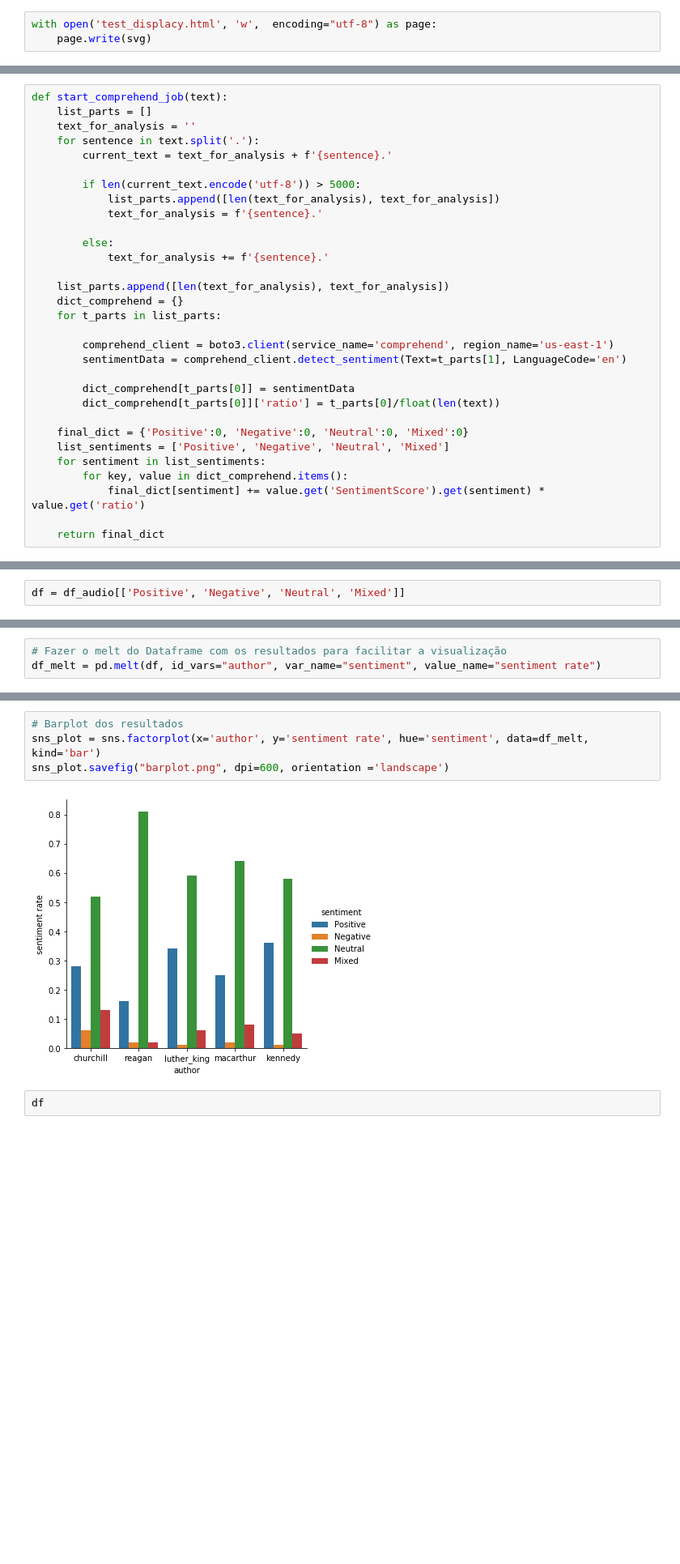
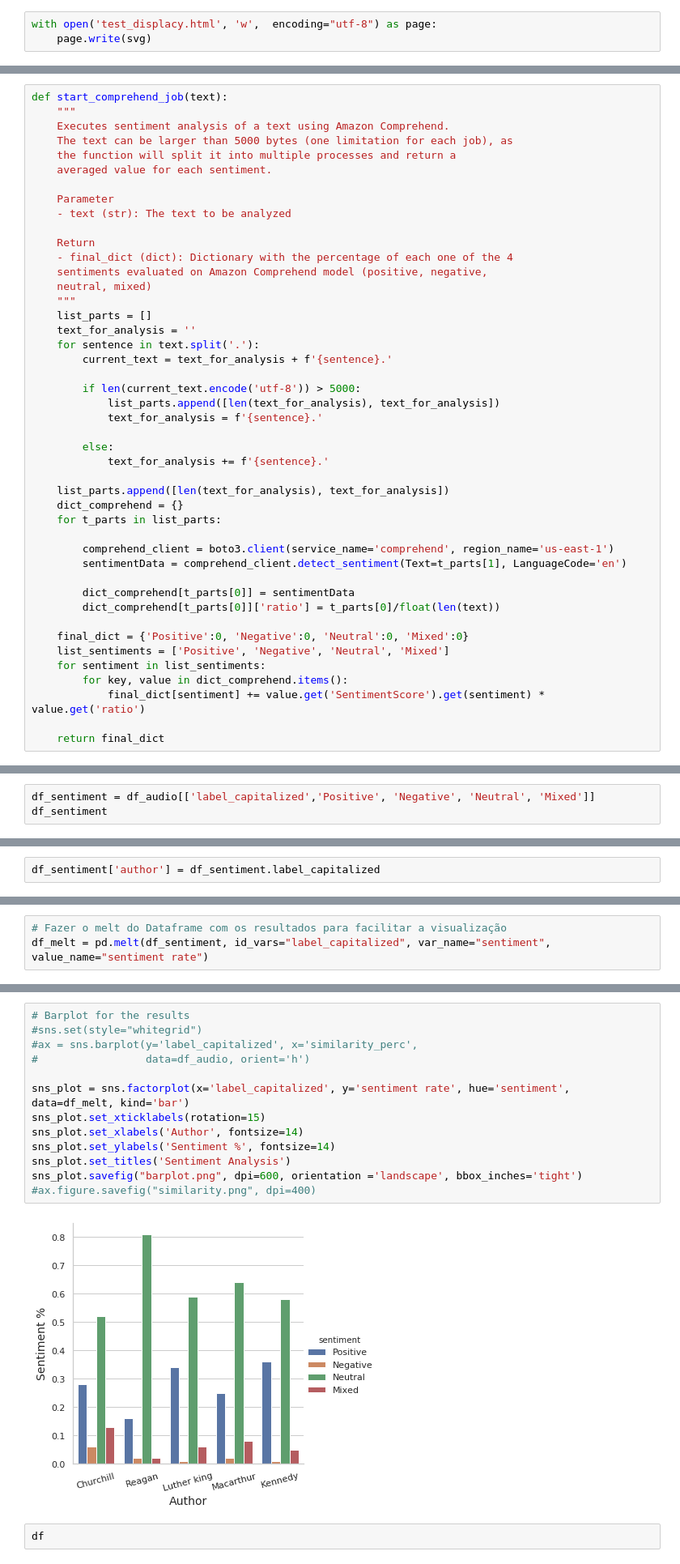
Before and after one commit to GabrielSGoncalves/nlp_aws, a Jupyter notebook: NLP_with_AWS_services.ipynb, the cells around one changed output, grey strips where cells are left out. Shown at 81% size. Drawn from its saved outputs; the diff is of its cells as text; blank space fills up the shorter version.

Commit message:
Organizing the blocks for barplots on sentiment analysis

```diff
--- a/NLP_with_AWS_services.ipynb
+++ b/NLP_with_AWS_services.ipynb
@@ -455,5 +450,19 @@ with open('test_displacy.html', 'w',  encoding="utf-8") as page:
 # %%
 def start_comprehend_job(text):
+    """
+    Executes sentiment analysis of a text using Amazon Comprehend.
+    The text can be larger than 5000 bytes (one limitation for each job), as
+    the function will split it into multiple processes and return a
+    averaged value for each sentiment.
+
+    Parameter
+    - text (str): The text to be analyzed
+
+    Return
+    - final_dict (dict): Dictionary with the percentage of each one of the 4
+    sentiments evaluated on Amazon Comprehend model (positive, negative,
+    neutral, mixed)
+    """
     list_parts = []
     text_for_analysis = ''
     for sentence in text.split('.'):
@@ -506,2 +515,3 @@ df_audio
 # %%
-df = df_audio[['Positive', 'Negative', 'Neutral', 'Mixed']]
+df_sentiment = df_audio[['label_capitalized','Positive', 'Negative', 'Neutral', 'Mixed']]
+df_sentiment
@@ -515,0 +525,2 @@ See the caveats in the documentation: http://pandas.pydata.org/pandas-docs/stabl
+# %%
+df_sentiment['author'] = df_sentiment.label_capitalized
@@ -516,6 +529,6 @@ See the caveats in the documentation: http://pandas.pydata.org/pandas-docs/stabl
 # %%
 # Fazer o melt do Dataframe com os resultados para facilitar a visualização
-df_melt = pd.melt(df, id_vars="author", var_name="sentiment", value_name="sentiment rate")
+df_melt = pd.melt(df_sentiment, id_vars="label_capitalized", var_name="sentiment", value_name="sentiment rate")
 # %%
 df_melt
 # %% [output]
@@ -539,9 +552,18 @@ df_melt
 # %%
-# Barplot dos resultados
-sns_plot = sns.factorplot(x='author', y='sentiment rate', hue='sentiment', data=df_melt, kind='bar')
-sns_plot.savefig("barplot.png", dpi=600, orientation ='landscape')
+# Barplot for the results
+#sns.set(style="whitegrid")
+#ax = sns.barplot(y='label_capitalized', x='similarity_perc',
+#                 data=df_audio, orient='h')
+
+sns_plot = sns.factorplot(x='label_capitalized', y='sentiment rate', hue='sentiment', data=df_melt, kind='bar')
+sns_plot.set_xticklabels(rotation=15)
+sns_plot.set_xlabels('Author', fontsize=14)
+sns_plot.set_ylabels('Sentiment %', fontsize=14)
+sns_plot.set_titles('Sentiment Analysis')
+sns_plot.savefig("barplot.png", dpi=600, orientation ='landscape', bbox_inches='tight')
+#ax.figure.savefig("similarity.png", dpi=400)
 # %% [output]
-[figure, old version]
+[figure, new version]
 # %%
 df
 # %% [output]
```
Also changed, not shown: parts of 26 cells of this notebook.
